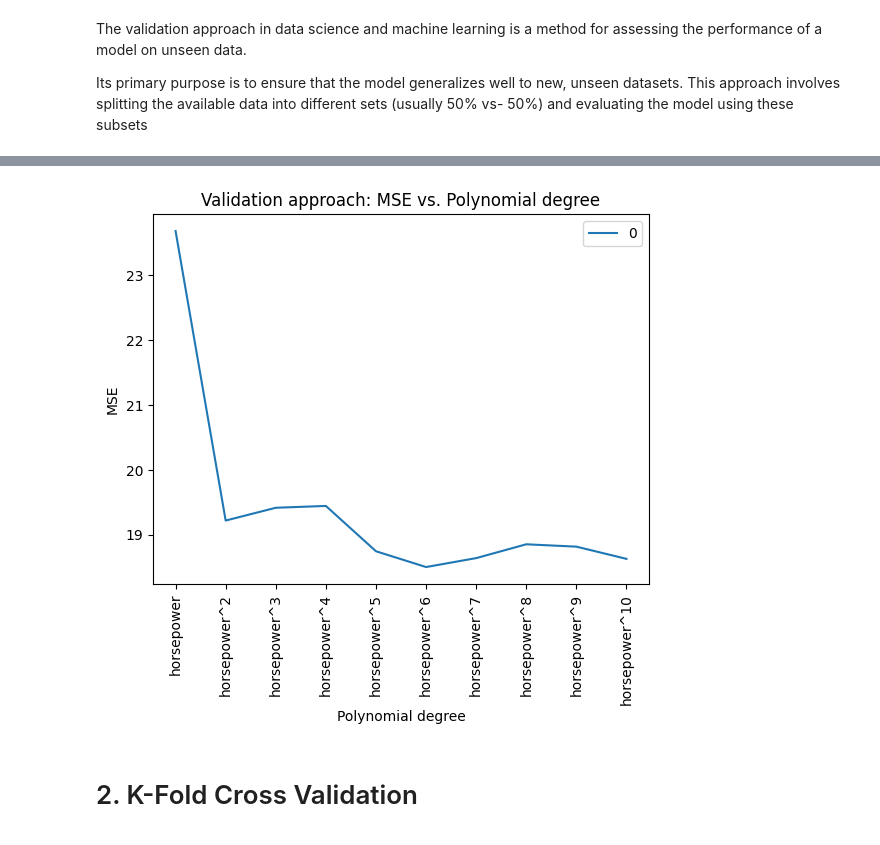
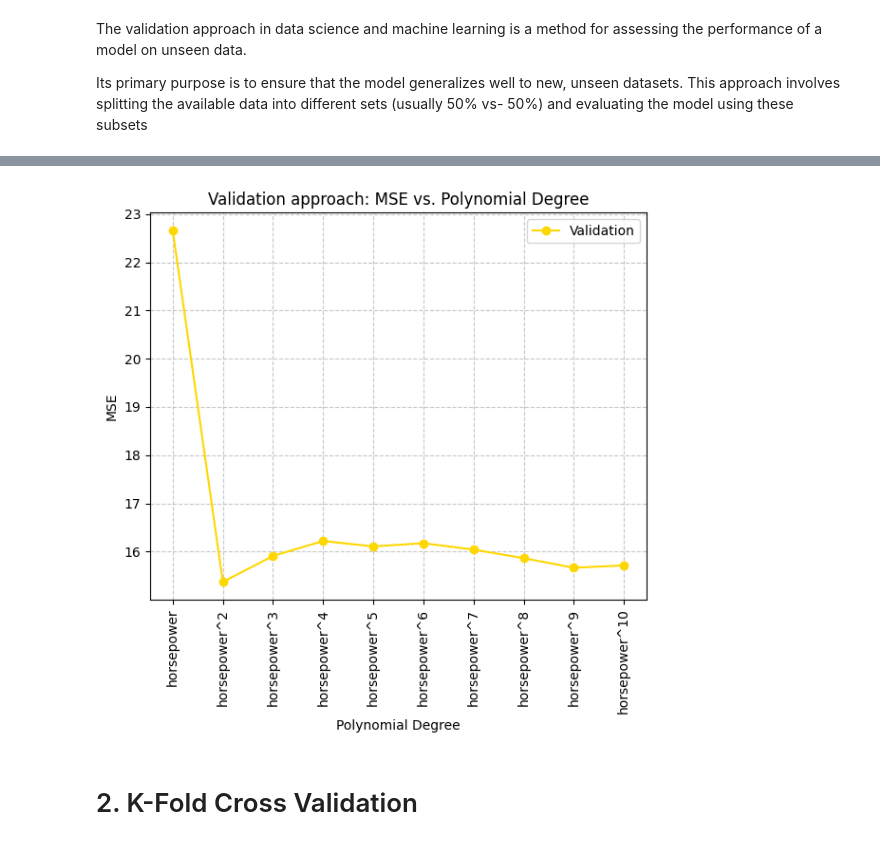
Before and after one commit to vincenzorrei/EDU-ResamplingMethods, a Jupyter notebook: main.ipynb, the cells around one changed output, grey strips where cells are left out. Drawn from its saved outputs; the diff is of its cells as text; code cells hidden in the pictures.

```diff
--- a/main.ipynb
+++ b/main.ipynb
@@ -9,8 +9,8 @@ from packages.utils import plot_kfold
 # %% [markdown]
 # Dataset import and cleaning
 # %%
-df = pd.read_csv('data/Auto.csv')
-# df = pd.read_csv('https://github.com/vincenzorrei/EDU-Datasets/raw/refs/heads/main/Auto.csv')
+#  df = pd.read_csv('data/Auto.csv')
+df = pd.read_csv('https://github.com/vincenzorrei/EDU-Datasets/raw/refs/heads/main/Auto.csv')
 df.info()
 # %% [output]
 <class 'pandas.core.frame.DataFrame'>
@@ -105,8 +102,7 @@ X.head()
 # %% [markdown]
 # Train & Test split
 # %%
-t_prop = 0.2
-X_train, X_test, y_train, y_test = train_test_split(X, y, test_size=t_prop, random_state=42)
+X_train, X_test, y_train, y_test = train_test_split(X, y, test_size=0.30, random_state=42)
 # %% [markdown]
 # 1. Validation Set Approach
 # %% [markdown]
@@ -120,17 +116,23 @@ X_train_cross, X_val, y_train_cross, y_val = train_test_split(X_train, y_train,
 # %%
 # Choose the model
-model = LinearRegression()
+regr = LinearRegression()
 results = {}
 
 # Create a loop
 for i in range(1, len(horsepower_cols)+1):
 
     # Fit the model
-    model.fit(X_train_cross[horsepower_cols[:i]], y_train_cross)
+    regr.fit(X_train_cross[horsepower_cols[:i]], y_train_cross)
+
     # Predict the target variable
-    y_val_pred = model.predict(X_val[horsepower_cols[:i]])
+    y_val_pred = regr.predict(X_val[horsepower_cols[:i]])
+
     # Calculate the MSE
     mse = mean_squared_error(y_val, y_val_pred)
     results[horsepower_cols[i-1]] = mse
     print(f'MSE for polynomial degree {i}: {mse:.4f}')
+
+
+# Convert results to DataFrame for plotting
+results_val = pd.DataFrame([results])
 # %% [output]
@@ -160,14 +149,27 @@ results
+# %%
+color_blue = "#1a559e"
+color_blue_vivid = "#0070c0"
+color_blue_light = "dodgerblue"
+color_pink = "#e71d71"
+color_black = "black"
+color_gold = "#FFD700"
+color_orange = "orange"
+color_red = "darkred"
 # %%
 # Plot the results
-results = pd.DataFrame([results])
-results.T.plot()
-plt.xlabel('Polynomial degree')
-plt.xticks(ticks=range(len(results.columns)), labels=results.columns, rotation=90)
+figsize = (6,6)
+plt.figure(figsize=figsize)
+plt.plot(results_val.T, marker='o', label='Validation', color=color_gold)
+plt.xlabel('Polynomial Degree')
+plt.xticks(ticks=range(len(results_val.columns)), labels=results_val.columns, rotation=90)
 plt.ylabel('MSE')
-plt.title('Validation approach: MSE vs. Polynomial degree')
+plt.title('Validation approach: MSE vs. Polynomial Degree')
+plt.grid(True, linestyle='--', alpha=0.7)
+plt.legend()
+plt.tight_layout()
 plt.show()
 # %% [output]
-[figure, old version]
+[figure, new version]
 # %% [markdown]
 # 2. K-Fold Cross Validation
 # %% [markdown]
```
Also changed, not shown: parts of 17 cells of this notebook, 2 other files.
